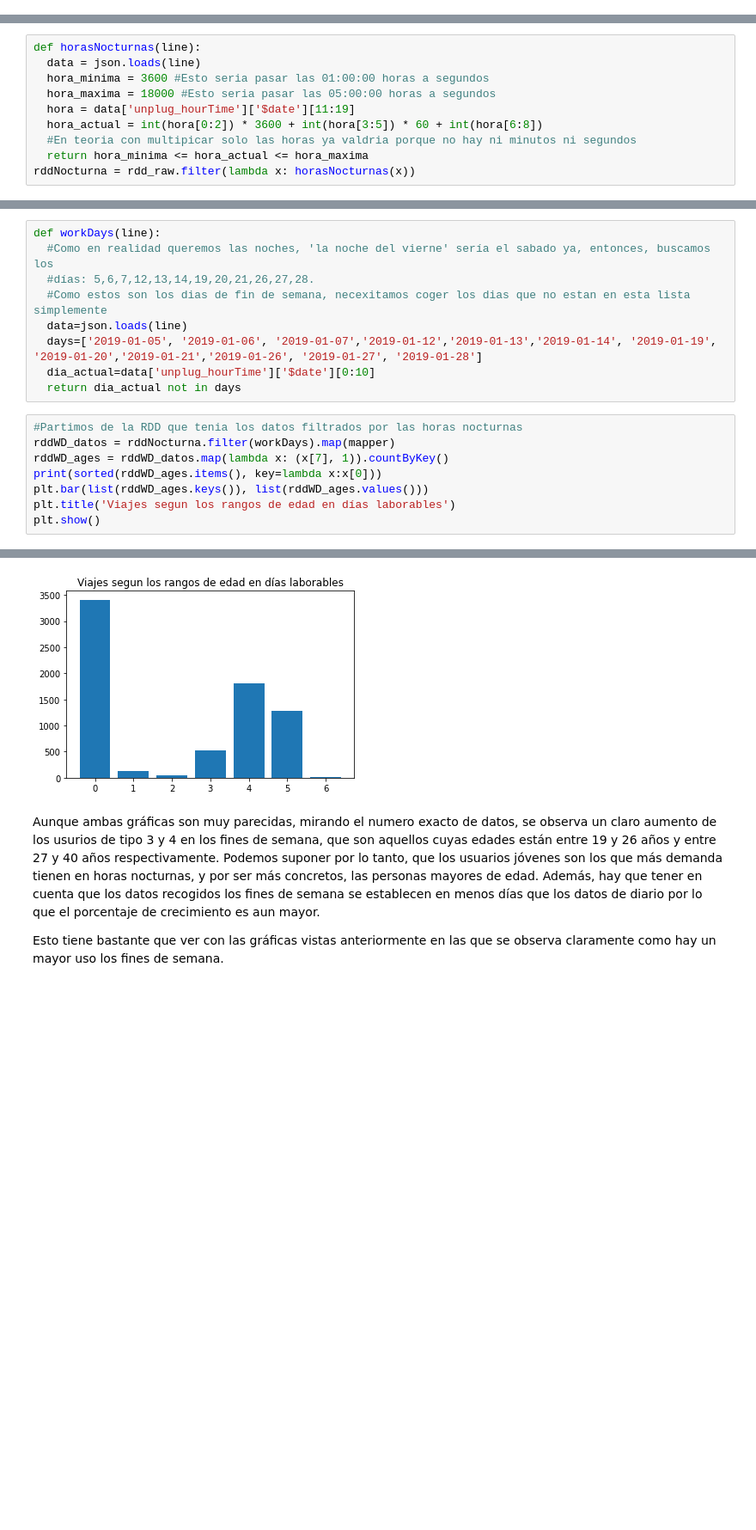
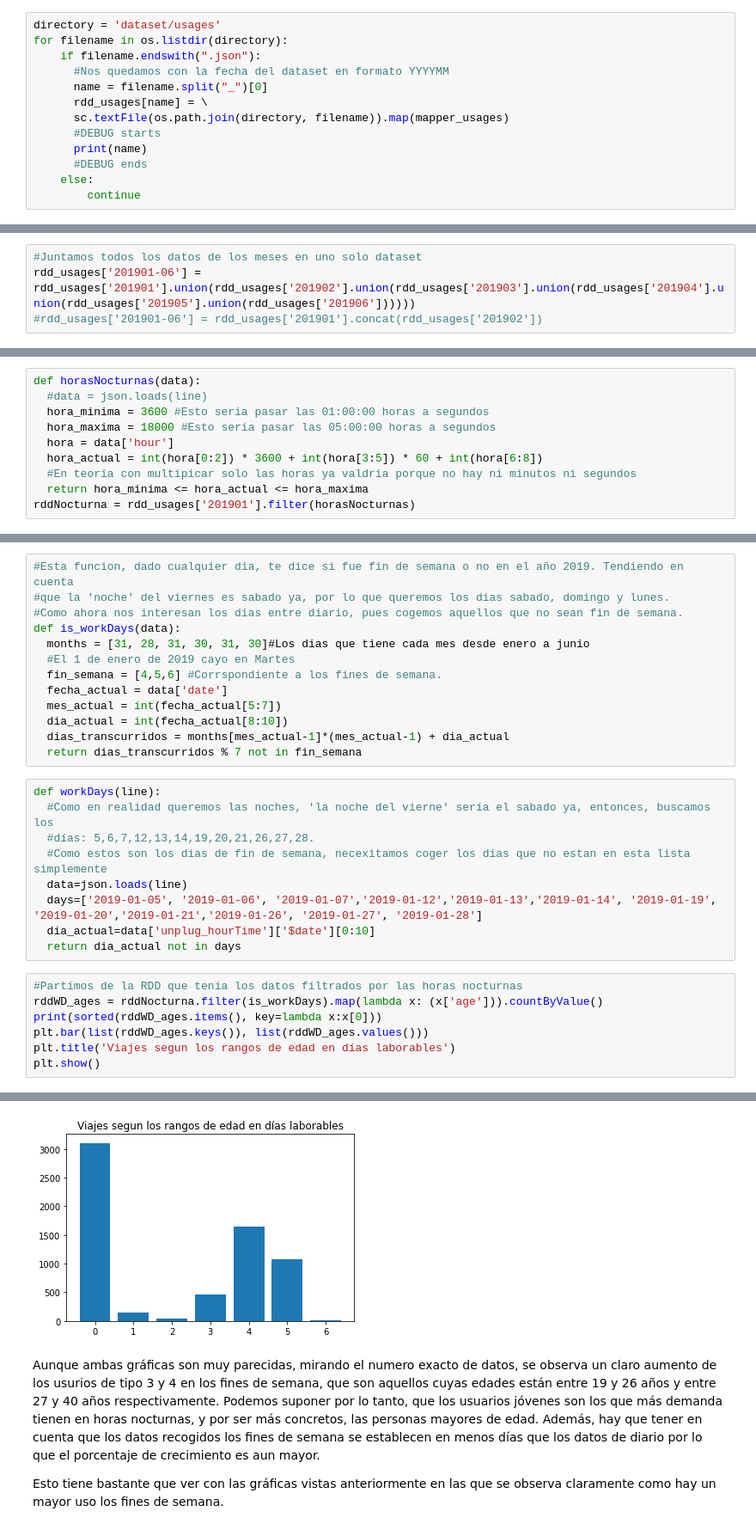
Before and after one commit to ParalelaUCM/biciMAD, a Jupyter notebook: PracticaSpark_pruebas_berni.ipynb, the cells around one changed output, grey strips where cells are left out. Shown at 86% size. Saved outputs shown, nothing was run; the diff lists cells and outputs as text; blank space fills up the shorter version.

```diff
--- a/PracticaSpark_pruebas_berni.ipynb
+++ b/PracticaSpark_pruebas_berni.ipynb
@@ -99,0 +140,13 @@ Archive:  201902_Usage_Bicimad.zip
+# %%
+directory = 'dataset/usages'
+for filename in os.listdir(directory):
+    if filename.endswith(".json"):
+      #Nos quedamos con la fecha del dataset en formato YYYYMM
+      name = filename.split("_")[0]
+      rdd_usages[name] = \
+      sc.textFile(os.path.join(directory, filename)).map(mapper_usages)
+      #DEBUG starts
+      print(name)
+      #DEBUG ends
+    else:
+        continue
@@ -99,0 +160,4 @@ Archive:  201902_Usage_Bicimad.zip
+# %%
+#Juntamos todos los datos de los meses en uno solo dataset
+rdd_usages['201901-06'] = rdd_usages['201901'].union(rdd_usages['201902'].union(rdd_usages['201903'].union(rdd_usages['201904'].union(rdd_usages['201905'].union(rdd_usages['201906'])))))
+#rdd_usages['201901-06'] = rdd_usages['201901'].concat(rdd_usages['201902'])
@@ -136,4 +219,4 @@ def mapper(line):
   return user, user_day, start, end , time, date, hora, age
 # %%
-def horasNocturnas(line):
-  data = json.loads(line)
+def horasNocturnas(data):
+  #data = json.loads(line)
@@ -142,8 +225,8 @@ def horasNocturnas(line):
-  hora = data['unplug_hourTime']['$date'][11:19]
+  hora = data['hour']
   hora_actual = int(hora[0:2]) * 3600 + int(hora[3:5]) * 60 + int(hora[6:8])
   #En teoria con multipicar solo las horas ya valdria porque no hay ni minutos ni segundos
   return hora_minima <= hora_actual <= hora_maxima
-rddNocturna = rdd_raw.filter(lambda x: horasNocturnas(x))
+rddNocturna = rdd_usages['201901'].filter(horasNocturnas)
 # %%
 rddNocturna.take(1)
 # %% [output]
@@ -351,5 +453,18 @@ plt.show()
 # %% [markdown]
 A parte de los usuarios no identificados, los que mas hacen un uso nocturno los fines de semana son los que estan en la franja de edad 4, entre 27 y 40 años, lo que nos puede indicar que parte de la gente que utiliza bicimad es gente joven. Veamos ahora si este comportamiento es similiar a los dias entre semana.
+# %%
+#Esta funcion, dado cualquier dia, te dice si fue fin de semana o no en el año 2019. Tendiendo en cuenta
+#que la 'noche' del viernes es sabado ya, por lo que queremos los dias sabado, domingo y lunes.
+#Como ahora nos interesan los dias entre diario, pues cogemos aquellos que no sean fin de semana.
+def is_workDays(data):
+  months = [31, 28, 31, 30, 31, 30]#Los dias que tiene cada mes desde enero a junio
+  #El 1 de enero de 2019 cayo en Martes
+  fin_semana = [4,5,6] #Corrspondiente a los fines de semana.
+  fecha_actual = data['date']
+  mes_actual = int(fecha_actual[5:7])
+  dia_actual = int(fecha_actual[8:10])
+  dias_transcurridos = months[mes_actual-1]*(mes_actual-1) + dia_actual
+  return dias_transcurridos % 7 not in fin_semana
 # %%
 def workDays(line):
   #Como en realidad queremos las noches, 'la noche del vierne' sería el sabado ya, entonces, buscamos los
@@ -361,8 +476,7 @@ def workDays(line):
   return dia_actual not in days
 # %%
 #Partimos de la RDD que tenia los datos filtrados por las horas nocturnas
-rddWD_datos = rddNocturna.filter(workDays).map(mapper)
-rddWD_ages = rddWD_datos.map(lambda x: (x[7], 1)).countByKey()
+rddWD_ages = rddNocturna.filter(is_workDays).map(lambda x: (x['age'])).countByValue()
 print(sorted(rddWD_ages.items(), key=lambda x:x[0]))
 plt.bar(list(rddWD_ages.keys()), list(rddWD_ages.values()))
 plt.title('Viajes segun los rangos de edad en días laborables')
@@ -372,4 +486,4 @@ plt.show()
-[figure, old version]
+[figure, new version]
 # %% [markdown]
 Aunque ambas gráficas son muy parecidas, mirando el numero exacto de datos, se observa un claro aumento de los usurios de tipo 3 y 4 en los fines de semana, que son aquellos cuyas edades están entre 19 y 26 años y entre 27 y 40 años respectivamente. Podemos suponer por lo tanto, que los usuarios jóvenes son los que más demanda tienen en horas nocturnas, y por ser más concretos, las personas mayores de edad. Además, hay que tener en cuenta que los datos recogidos los fines de semana se establecen en menos días que los datos de diario por lo que el porcentaje de crecimiento es aun mayor.
 
```
Also changed, not shown: parts of 53 cells of this notebook.
